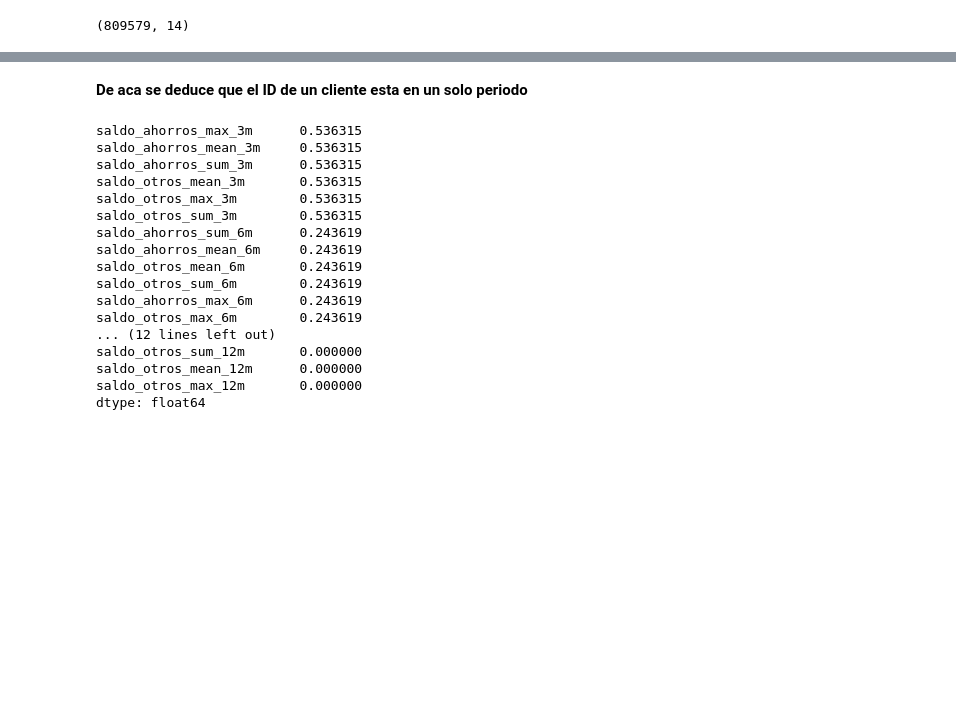
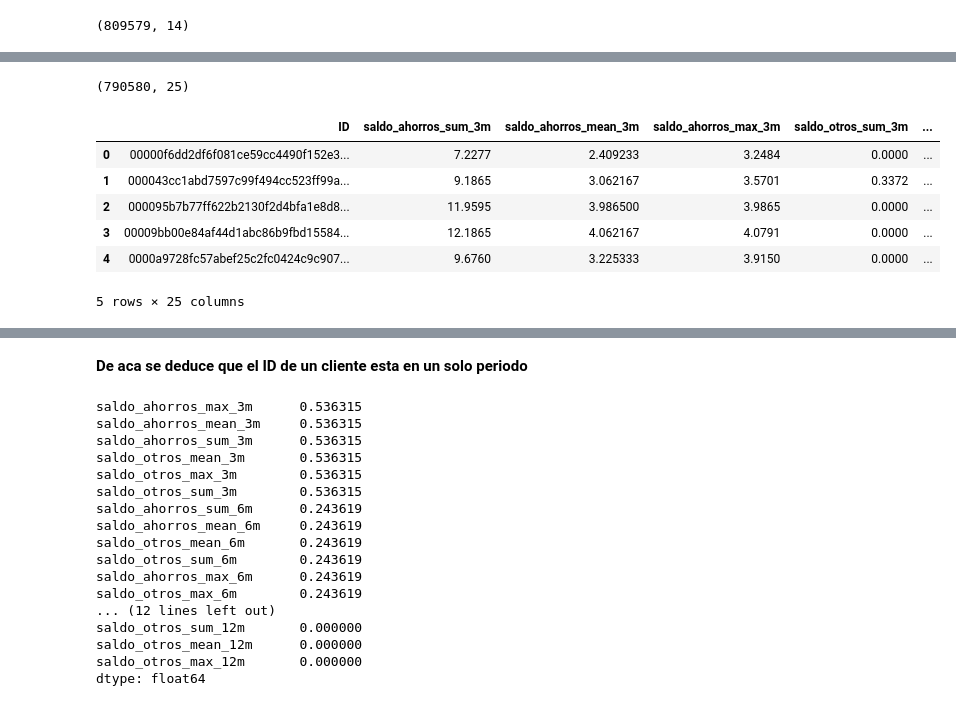
Before and after one commit to magnanimous-se7en/Analisis-perfiles-clientes, a Jupyter notebook: PFtechy_SC_revision.ipynb, the cells around one changed output, grey strips where cells are left out. Cells and saved outputs as stored; diff of their text form; code cells hidden in the pictures; blank space fills up the shorter version.

```diff
--- a/PFtechy_SC.ipynb
+++ b/PFtechy_SC_revision.ipynb
@@ -187,0 +227,76 @@ a.describe()
+# %%
+df_base_saldos_cuentas = df_base_saldos_cuentas.sort_values(by=['ID', 'mes'], ascending=[True, False])
+
+meses_3m = [10, 11, 12]
+meses_6m = [7, 8, 9, 10, 11, 12]
+meses_9m = [4, 5, 6, 7, 8, 9, 10, 11, 12]
+meses_12m = [1,2,3,4, 5, 6, 7, 8, 9, 10, 11, 12]
+
+
+df_3m = df_base_saldos_cuentas[df_base_saldos_cuentas['mes'].isin(meses_3m)]
+
+
+agg_3m = df_3m.groupby('ID').agg(
+    saldo_ahorros_sum_3m=('saldo_ahorros', 'sum'),
+    saldo_ahorros_mean_3m=('saldo_ahorros', 'mean'),
+    saldo_ahorros_max_3m=('saldo_ahorros', 'max'),
+    saldo_otros_sum_3m=('saldo_otros', 'sum'),
+    saldo_otros_mean_3m=('saldo_otros', 'mean'),
+    saldo_otros_max_3m=('saldo_otros', 'max')
+).reset_index()
+
+
+df_6m = df_base_saldos_cuentas[df_base_saldos_cuentas['mes'].isin(meses_6m)]
+
+agg_6m = df_6m.groupby('ID').agg(
+    saldo_ahorros_sum_6m=('saldo_ahorros', 'sum'),
+    saldo_ahorros_mean_6m=('saldo_ahorros', 'mean'),
+    saldo_ahorros_max_6m=('saldo_ahorros', 'max'),
+    saldo_otros_sum_6m=('saldo_otros', 'sum'),
+    saldo_otros_mean_6m=('saldo_otros', 'mean'),
+    saldo_otros_max_6m=('saldo_otros', 'max')
+).reset_index()
+
+
+df_9m = df_base_saldos_cuentas[df_base_saldos_cuentas['mes'].isin(meses_9m)]
+
+agg_9m = df_9m.groupby('ID').agg(
+    saldo_ahorros_sum_9m=('saldo_ahorros', 'sum'),
+    saldo_ahorros_mean_9m=('saldo_ahorros', 'mean'),
+    saldo_ahorros_max_9m=('saldo_ahorros', 'max'),
+    saldo_otros_sum_9m=('saldo_otros', 'sum'),
+    saldo_otros_mean_9m=('saldo_otros', 'mean'),
+    saldo_otros_max_9m=('saldo_otros', 'max')
+).reset_index()
+
+
+
+df_12m = df_base_saldos_cuentas[df_base_saldos_cuentas['mes'].isin(meses_12m)]
+
+agg_12m = df_12m.groupby('ID').agg(
+    saldo_ahorros_sum_12m=('saldo_ahorros', 'sum'),
+    saldo_ahorros_mean_12m=('saldo_ahorros', 'mean'),
+    saldo_ahorros_max_12m=('saldo_ahorros', 'max'),
+    saldo_otros_sum_12m=('saldo_otros', 'sum'),
+    saldo_otros_mean_12m=('saldo_otros', 'mean'),
+    saldo_otros_max_12m=('saldo_otros', 'max')
+).reset_index()
+
+
+df_agregados_base_saldos_cuentas1 = pd.merge(agg_3m, agg_6m, on='ID', how='outer')
+
+df_agregados_base_saldos_cuentas2 = pd.merge(df_agregados_base_saldos_cuentas1, agg_9m, on='ID', how='outer')
+
+df_agregados_base_saldos_cuentas_final = pd.merge(df_agregados_base_saldos_cuentas2, agg_12m, on='ID', how='outer')
+
+print(df_agregados_base_saldos_cuentas_final.shape)
+df_agregados_base_saldos_cuentas_final.head()
+# %% [output]
+(790580, 25)
+|  | ID | saldo_ahorros_sum_3m | saldo_ahorros_mean_3m | saldo_ahorros_max_3m | saldo_otros_sum_3m | ... |
+| 0 | 00000f6dd2df6f081ce59cc4490f152e3... | 7.2277 | 2.409233 | 3.2484 | 0.0000 | ... |
+| 1 | 000043cc1abd7597c99f494cc523ff99a... | 9.1865 | 3.062167 | 3.5701 | 0.3372 | ... |
+| 2 | 000095b7b77ff622b2130f2d4bfa1e8d8... | 11.9595 | 3.986500 | 3.9865 | 0.0000 | ... |
+| 3 | 00009bb00e84af44d1abc86b9fbd15584... | 12.1865 | 4.062167 | 4.0791 | 0.0000 | ... |
+| 4 | 0000a9728fc57abef25c2fc0424c9c907... | 9.6760 | 3.225333 | 3.9150 | 0.0000 | ... |
+5 rows × 25 columns
```
Also changed, not shown: parts of 35 cells of this notebook, 3 other files.
